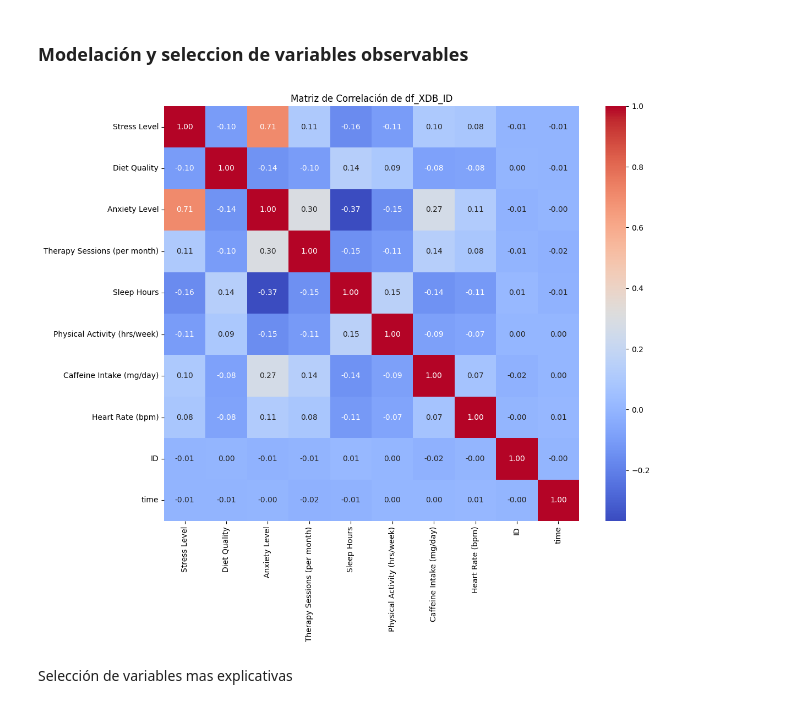
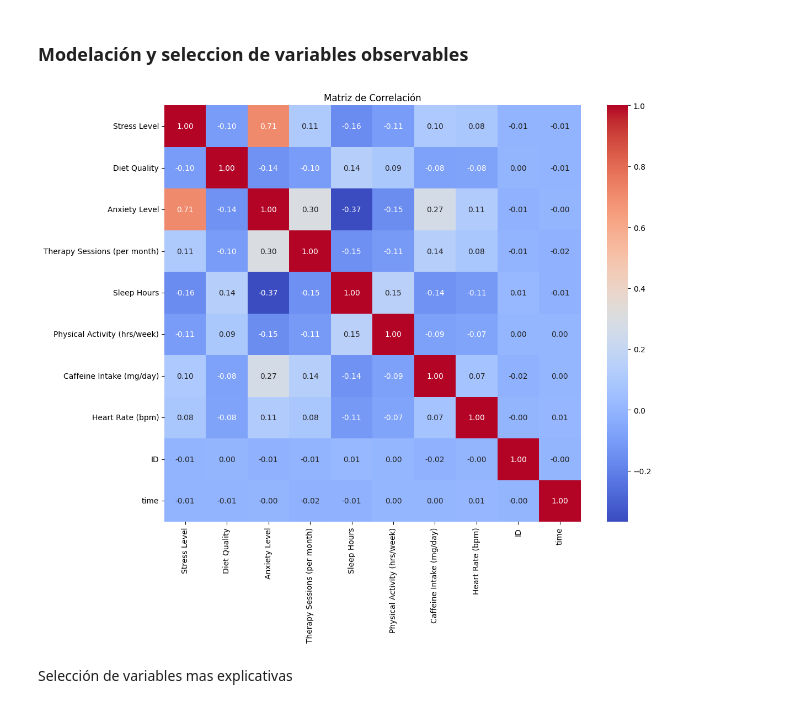
Before and after one commit to D2Giraldot/Anxiety_HMM_TdG, a Jupyter notebook: data-science-project/notebooks/Final/02_ModelacionHMM_v1.ipynb, the cells around one changed output. Drawn from its saved outputs; the diff is of its cells as text; code cells hidden in the pictures.

```diff
--- a/data-science-project/notebooks/Final/02_ModelacionHMM.ipynb
+++ b/data-science-project/notebooks/Final/02_ModelacionHMM_v1.ipynb
@@ -66,7 +66,7 @@ df_XDB_ID['ID'] = ids
 # Crea una fecha simulada por ID con saltos aleatorios
 df_XDB_ID = df_XDB_ID.sort_values('ID').reset_index(drop=True)
 df_XDB_ID['fecha'] = (
-    pd.to_datetime("2022-01-01")
+    pd.to_datetime("2025-01-01")
     + pd.to_timedelta(
         df_XDB_ID.groupby('ID').cumcount().values * 30  # ~mensual
         + np.random.randint(0, 15, size=len(df_XDB_ID)), # irregularidad
@@ -128,14 +128,14 @@ array([[0.4],
 # %%
 # Matriz de correlación
 corr = df_XDB_ID.select_dtypes(include=['number']).corr()
 
 plt.figure(figsize=(12, 10))
 sns.heatmap(corr, annot=True, fmt=".2f", cmap="coolwarm", square=True)
-plt.title("Matriz de Correlación de df_XDB_ID")
+plt.title("Matriz de Correlación")
 plt.tight_layout()
 plt.show()
 # %% [output]
-[figure, old version]
+[figure, new version]
 # %% [markdown]
 Selección de variables mas explicativas
 # %%
```
Also changed, not shown: parts of 4 cells of this notebook, 7 other files.
